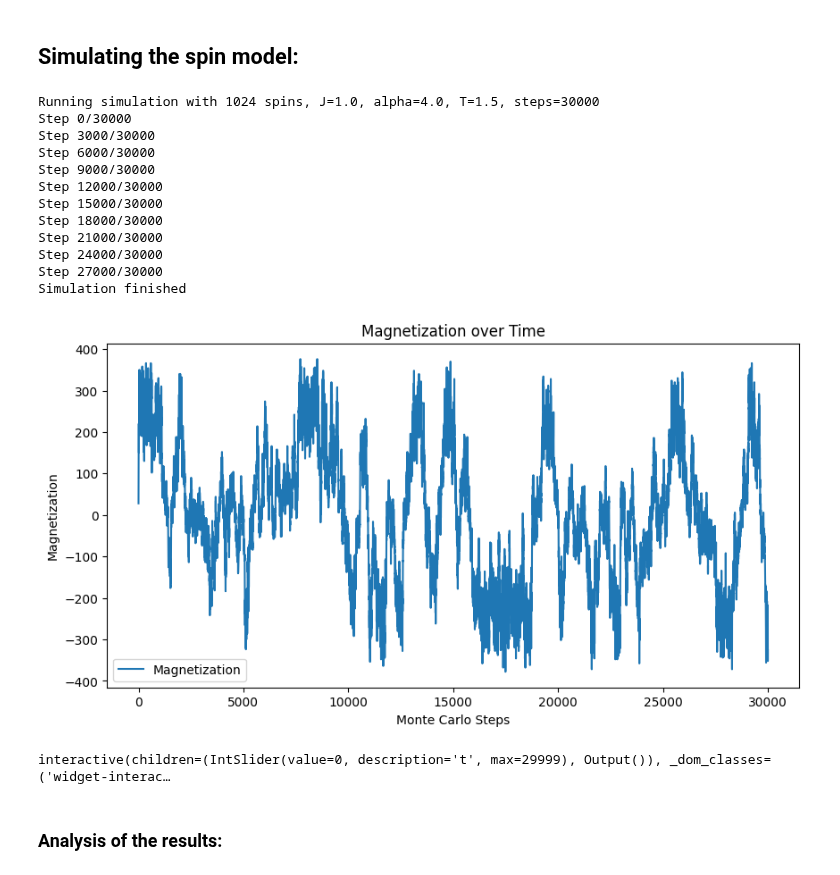
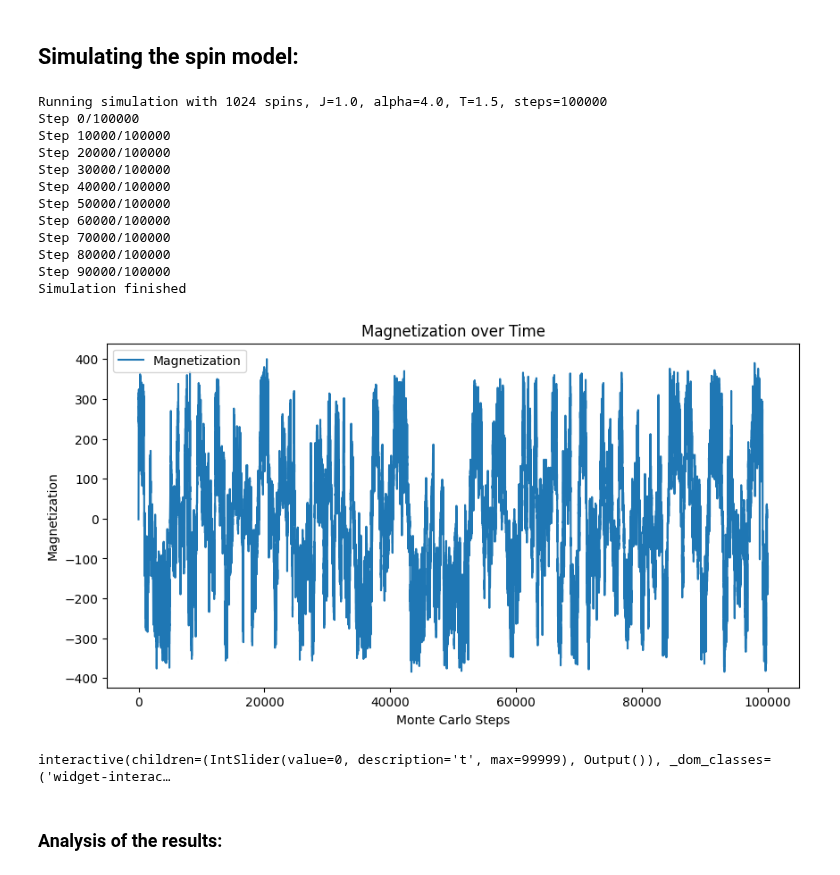
Before and after one commit to eghirardo/ising-markets, a Jupyter notebook: Code/Bornholdt.ipynb, the cells around one changed output. Saved outputs shown, nothing was run; the diff lists cells and outputs as text; code cells hidden in the pictures.

Commit message:
ran simulations and updated report

```diff
--- a/Code/Bornholdt.ipynb
+++ b/Code/Bornholdt.ipynb
@@ -36,24 +36,24 @@ def bornholdt_constant_strategy(model):
 # %%
 # Running the simulation
 model = LatticeSpinMarketModel(side=side, dim=dim, params=parameters, T=T,  local_field_func=bornholdt_field, strategy_update_func=bornholdt_update_strategy, initial_strategy=strategies)
-spin_series = model.run_simulation(steps=30000, verbose=True)
+spin_series = model.run_simulation(steps=100000, verbose=True)
 model.plot_magnetization()
 model.plot_lattice(interactive=True)
 # %% [output]
-Running simulation with 1024 spins, J=1.0, alpha=4.0, T=1.5, steps=30000
-Step 0/30000
-Step 3000/30000
-Step 6000/30000
-Step 9000/30000
-Step 12000/30000
-Step 15000/30000
-Step 18000/30000
-Step 21000/30000
-Step 24000/30000
-Step 27000/30000
+Running simulation with 1024 spins, J=1.0, alpha=4.0, T=1.5, steps=100000
+Step 0/100000
+Step 10000/100000
+Step 20000/100000
+Step 30000/100000
+Step 40000/100000
+Step 50000/100000
+Step 60000/100000
+Step 70000/100000
+Step 80000/100000
+Step 90000/100000
 Simulation finished
-[figure, old version]
+[figure, new version]
-interactive(children=(IntSlider(value=0, description='t', max=29999), Output()), _dom_classes=('widget-interac…
+interactive(children=(IntSlider(value=0, description='t', max=99999), Output()), _dom_classes=('widget-interac…
 # %%
 param_str = "J{}_alpha{}_T{}_C{}".format(parameters['J'], parameters['alpha'], T, np.sum(strategies['C'] > 0))
 pickle.dump(model, open(f"bornholdt_model_{param_str}.pkl", "wb"))
```
Also changed, not shown: parts of 9 cells of this notebook, 14 other files.
